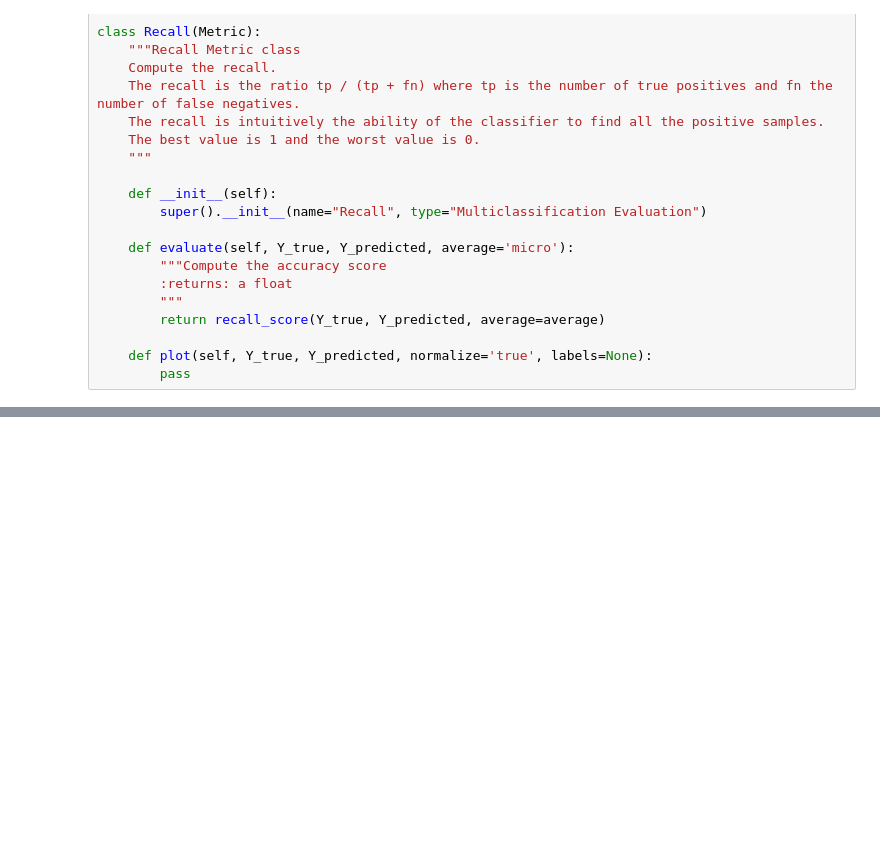
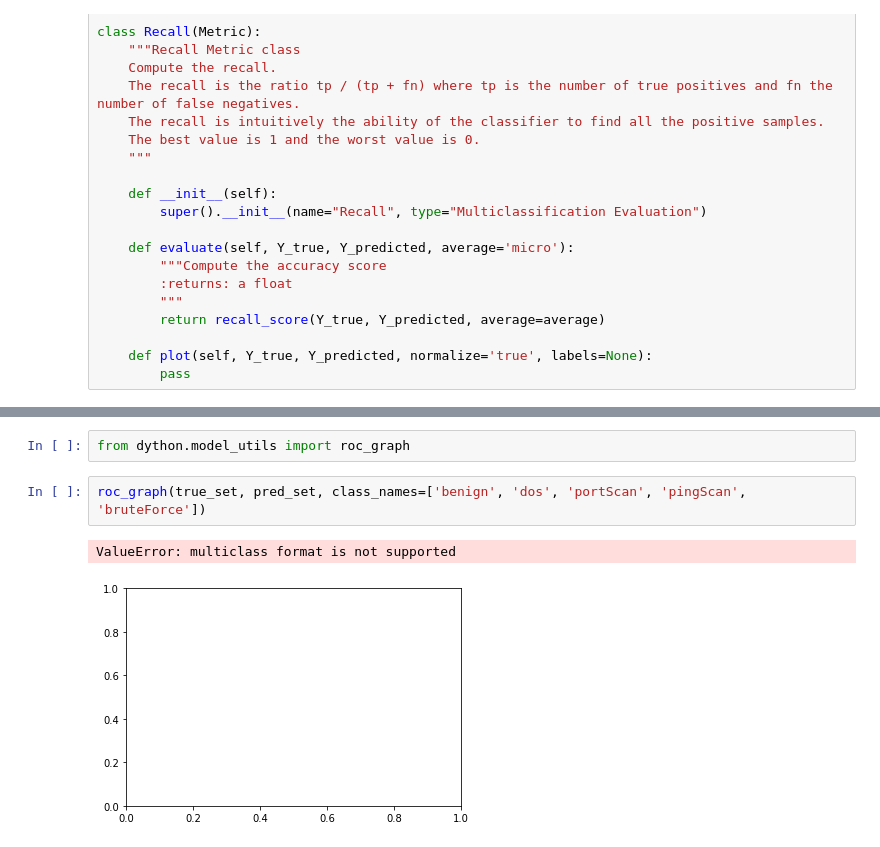
Before and after one commit to drissgddm/ids-ml, a Jupyter notebook: notebooks/netflow-3-implement-metrics.ipynb, the cells around one changed output, grey strips where cells are left out. Saved outputs shown, nothing was run; the diff lists cells and outputs as text; blank space fills up the shorter version.

```diff
--- a/notebooks/netflow-3-implement-metrics.ipynb
+++ b/notebooks/netflow-3-implement-metrics.ipynb
@@ -263,0 +291,7 @@ Recall().evaluate(true_set, pred_set)
+# %%
+from dython.model_utils import roc_graph
+# %%
+roc_graph(true_set, pred_set, class_names=['benign', 'dos', 'portScan', 'pingScan', 'bruteForce'])
+# %% [output]
+ValueError: multiclass format is not supported
+[figure, added]
```
Also changed, not shown: parts of 14 cells of this notebook, 2 other files.
